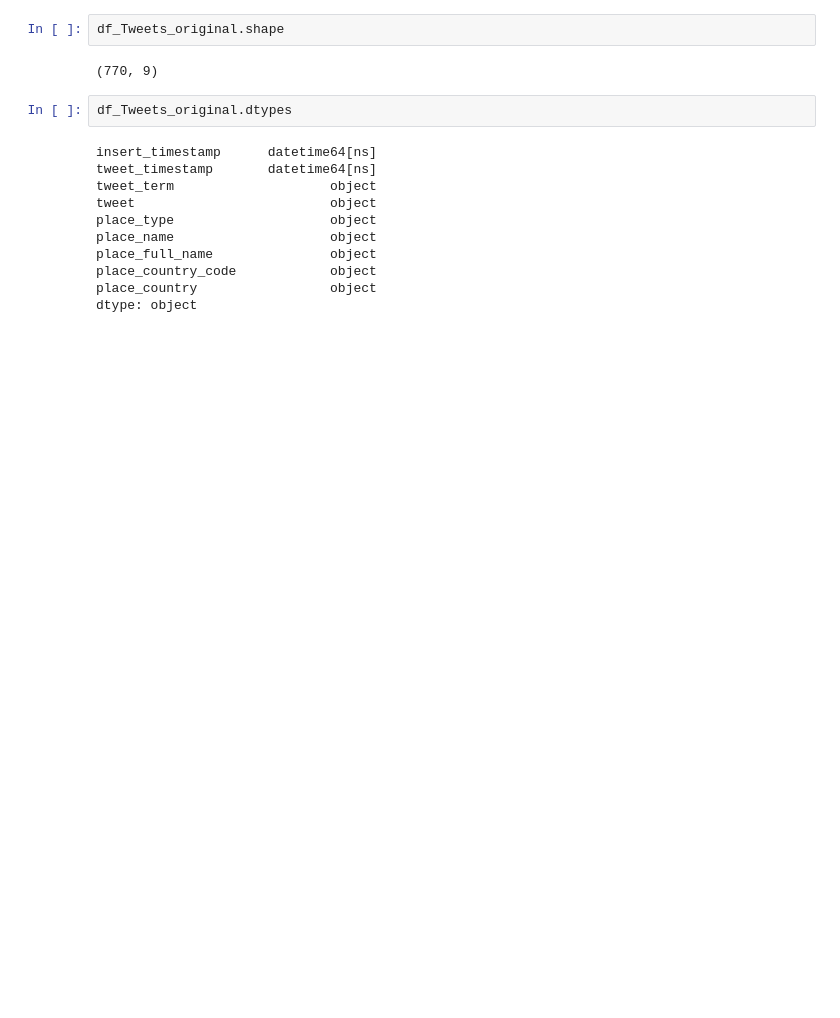
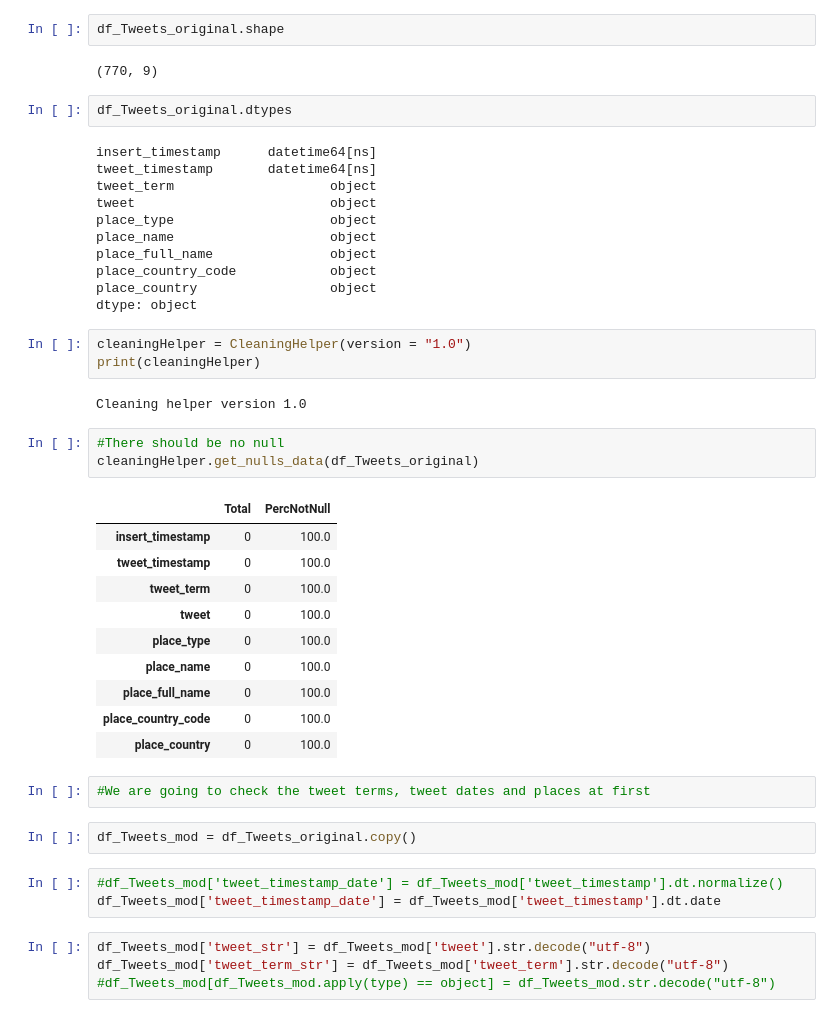
Before and after one commit to lveagithub/TeachersPro-analytics, a Jupyter notebook: twitter_analysis/TwitterAnalysis.ipynb, the cells around one changed output. Cells and saved outputs as stored; diff of their text form; blank space fills up the shorter version.

```diff
--- a/twitter_analysis/TwitterAnalysis.ipynb
+++ b/twitter_analysis/TwitterAnalysis.ipynb
@@ -50,3 +50,33 @@ place_full_name               object
 place_country_code            object
 place_country                 object
 dtype: object
+# %%
+cleaningHelper = CleaningHelper(version = "1.0")
+print(cleaningHelper)
+# %% [output]
+Cleaning helper version 1.0
+# %%
+#There should be no null
+cleaningHelper.get_nulls_data(df_Tweets_original)
+# %% [output]
+|  | Total | PercNotNull |
+| insert_timestamp | 0 | 100.0 |
+| tweet_timestamp | 0 | 100.0 |
+| tweet_term | 0 | 100.0 |
+| tweet | 0 | 100.0 |
+| place_type | 0 | 100.0 |
+| place_name | 0 | 100.0 |
+| place_full_name | 0 | 100.0 |
+| place_country_code | 0 | 100.0 |
+| place_country | 0 | 100.0 |
+# %%
+#We are going to check the tweet terms, tweet dates and places at first
+# %%
+df_Tweets_mod = df_Tweets_original.copy()
+# %%
+#df_Tweets_mod['tweet_timestamp_date'] = df_Tweets_mod['tweet_timestamp'].dt.normalize()
+df_Tweets_mod['tweet_timestamp_date'] = df_Tweets_mod['tweet_timestamp'].dt.date
+# %%
+df_Tweets_mod['tweet_str'] = df_Tweets_mod['tweet'].str.decode("utf-8")
+df_Tweets_mod['tweet_term_str'] = df_Tweets_mod['tweet_term'].str.decode("utf-8")
+#df_Tweets_mod[df_Tweets_mod.apply(type) == object] = df_Tweets_mod.str.decode("utf-8")
```
Also changed, not shown: parts of 22 cells of this notebook, 4 other files.
